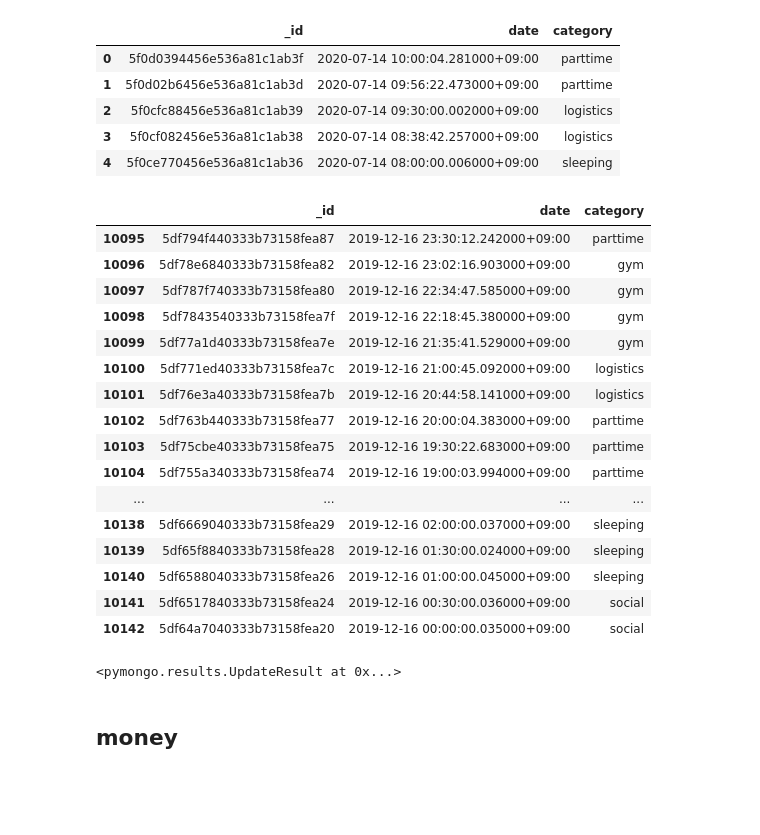
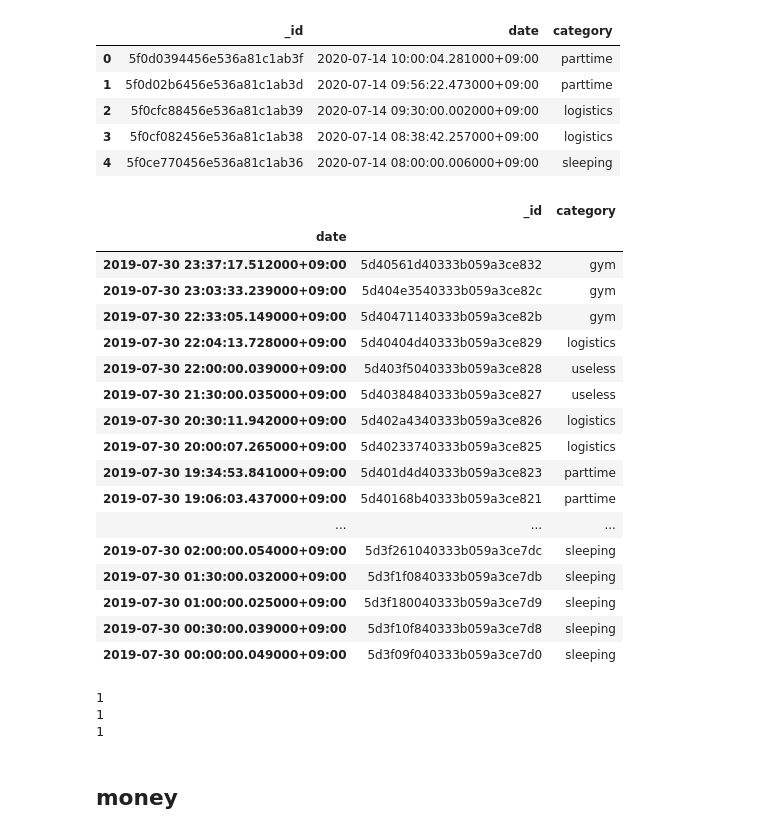
Before and after one commit to nailbiter/for, a Jupyter notebook: forjupiter/2020-07-01-trello-makeup.ipynb, the cells around one changed output. Drawn from its saved outputs; the diff is of its cells as text; code cells hidden in the pictures; blank space fills up the shorter version.

```diff
--- a/forjupiter/2020-07-01-trello-makeup.ipynb
+++ b/forjupiter/2020-07-01-trello-makeup.ipynb
@@ -72,0 +92,5 @@ _df if _df.size==0 else _df.loc[:,["id","name","dateLastActivity","shortUrl"]]
+# %%
+for r in _df[[n in ["fixntime","fix time"] for n in _df["name"]]].to_dict(orient="records"):
+    i = r["id"]
+    res = requests.request("PUT",f"{url_stem}/1/cards/{i}",headers=headers,params={**query,"closed":"true"}).text
+    print(f"{i} => {res}")
@@ -125,32 +167,41 @@ time_df.head()
 | 2 | 5f0cfc88456e536a81c1ab39 | 2020-07-14 09:30:00.002000+09:00 | logistics |
 | 3 | 5f0cf082456e536a81c1ab38 | 2020-07-14 08:38:42.257000+09:00 | logistics |
 | 4 | 5f0ce770456e536a81c1ab36 | 2020-07-14 08:00:00.006000+09:00 | sleeping |
-# %%
-from datetime import datetime, date
-time_df[[d.date()==date(2019,12,16) for d in time_df["date"] ]]
-# %% [output]
-|  | _id | date | category |
-| 10095 | 5df794f440333b73158fea87 | 2019-12-16 23:30:12.242000+09:00 | parttime |
-| 10096 | 5df78e6840333b73158fea82 | 2019-12-16 23:02:16.903000+09:00 | gym |
-| 10097 | 5df787f740333b73158fea80 | 2019-12-16 22:34:47.585000+09:00 | gym |
-| 10098 | 5df7843540333b73158fea7f | 2019-12-16 22:18:45.380000+09:00 | gym |
-| 10099 | 5df77a1d40333b73158fea7e | 2019-12-16 21:35:41.529000+09:00 | gym |
-| 10100 | 5df771ed40333b73158fea7c | 2019-12-16 21:00:45.092000+09:00 | logistics |
-| 10101 | 5df76e3a40333b73158fea7b | 2019-12-16 20:44:58.141000+09:00 | logistics |
-| 10102 | 5df763b440333b73158fea77 | 2019-12-16 20:00:04.383000+09:00 | parttime |
-| 10103 | 5df75cbe40333b73158fea75 | 2019-12-16 19:30:22.683000+09:00 | parttime |
-| 10104 | 5df755a340333b73158fea74 | 2019-12-16 19:00:03.994000+09:00 | parttime |
-| ... | ... | ... | ... |
-| 10138 | 5df6669040333b73158fea29 | 2019-12-16 02:00:00.037000+09:00 | sleeping |
-| 10139 | 5df65f8840333b73158fea28 | 2019-12-16 01:30:00.024000+09:00 | sleeping |
-| 10140 | 5df6588040333b73158fea26 | 2019-12-16 01:00:00.045000+09:00 | sleeping |
-| 10141 | 5df6517840333b73158fea24 | 2019-12-16 00:30:00.036000+09:00 | social |
-| 10142 | 5df64a7040333b73158fea20 | 2019-12-16 00:00:00.035000+09:00 | social |
-# %%
-from bson.objectid import ObjectId
-client.logistics["alex.time"].update_one({"_id":ObjectId("5df6c90040333b73158fea46")},{"$set":{"category":"logistics"}})
-# %% [output]
-<pymongo.results.UpdateResult at 0x...>
+# %%
+from datetime import datetime, date
+import pandas as pd
+
+timecoll = client.logistics["alex.time"].with_options(codec_options=CodecOptions(tz_aware=True,tzinfo=timezone('Asia/Tokyo')))
+time_df = pd.DataFrame([r for r in timecoll.find().sort("date",pymongo.DESCENDING)])
+time_df.head()
+time_df[[d.date()==date(2019,7,30) for d in time_df["date"] ]].set_index("date")
+# %% [output]
+|  | _id | category |
+| date |  |  |
+| 2019-07-30 23:37:17.512000+09:00 | 5d40561d40333b059a3ce832 | gym |
+| 2019-07-30 23:03:33.239000+09:00 | 5d404e3540333b059a3ce82c | gym |
+| 2019-07-30 22:33:05.149000+09:00 | 5d40471140333b059a3ce82b | gym |
+| 2019-07-30 22:04:13.728000+09:00 | 5d40404d40333b059a3ce829 | logistics |
+| 2019-07-30 22:00:00.039000+09:00 | 5d403f5040333b059a3ce828 | useless |
+| 2019-07-30 21:30:00.035000+09:00 | 5d40384840333b059a3ce827 | useless |
+| 2019-07-30 20:30:11.942000+09:00 | 5d402a4340333b059a3ce826 | logistics |
+| 2019-07-30 20:00:07.265000+09:00 | 5d40233740333b059a3ce825 | logistics |
+| 2019-07-30 19:34:53.841000+09:00 | 5d401d4d40333b059a3ce823 | parttime |
+| 2019-07-30 19:06:03.437000+09:00 | 5d40168b40333b059a3ce821 | parttime |
+| ... | ... | ... |
+| 2019-07-30 02:00:00.054000+09:00 | 5d3f261040333b059a3ce7dc | sleeping |
+| 2019-07-30 01:30:00.032000+09:00 | 5d3f1f0840333b059a3ce7db | sleeping |
+| 2019-07-30 01:00:00.025000+09:00 | 5d3f180040333b059a3ce7d9 | sleeping |
+| 2019-07-30 00:30:00.039000+09:00 | 5d3f10f840333b059a3ce7d8 | sleeping |
+| 2019-07-30 00:00:00.049000+09:00 | 5d3f09f040333b059a3ce7d0 | sleeping |
+# %%
+from trello_makeup_common import fix_mongo_record
+for oid in ["5d3f817840333b059a3ce7f4","5d3f7a7040333b059a3ce7f2","5d3f736840333b059a3ce7f1"]:
+    print(fix_mongo_record(collection_name="alex.time",oid=oid,key="category",value="parttime"))
+# %% [output]
+1
+1
+1
 # %% [markdown]
 ## money
 # %%
```
Also changed, not shown: parts of 3 cells of this notebook, 5 other files.
